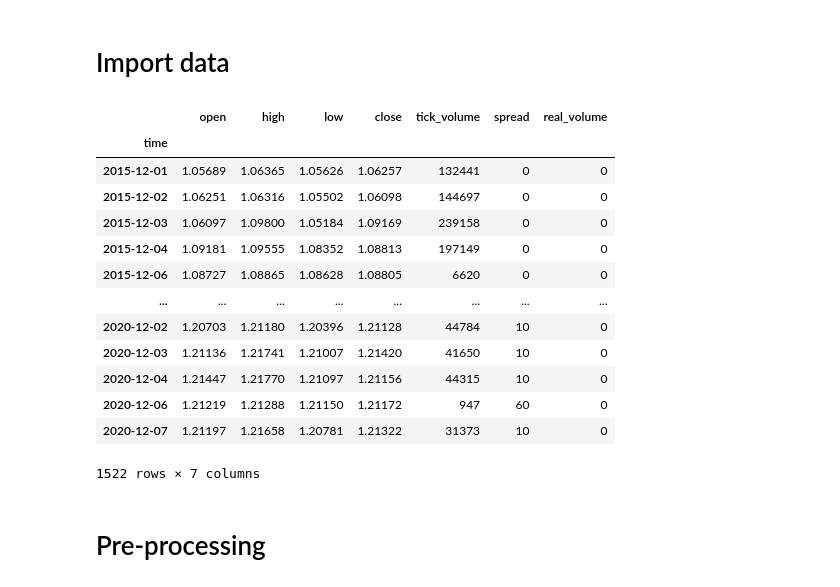
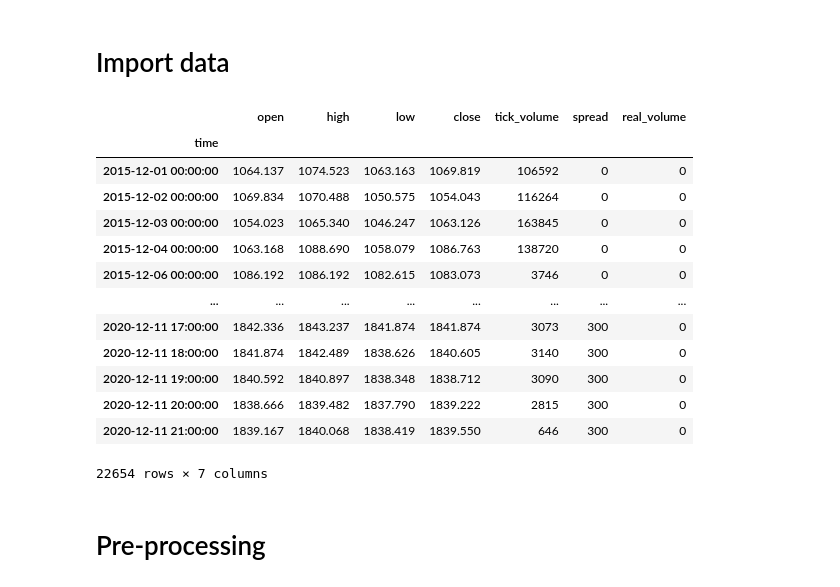
Before and after one commit to anythingth2/Trading-Playground, a Jupyter notebook: MT5_SimpleBot.ipynb, the cells around one changed output. Saved outputs shown, nothing was run; the diff lists cells and outputs as text; code cells hidden in the pictures.

```diff
--- a/MT5_SimpleBot.ipynb
+++ b/MT5_SimpleBot.ipynb
@@ -28,25 +28,25 @@ TerminalInfo(community_account=False, community_connection=False, connected=True
 # %% [markdown]
 # Import data
 # %%
-eur_df = pd.DataFrame(mt5.copy_rates_range("EURUSDm", mt5.TIMEFRAME_D1, datetime(2015, 12, 1), datetime.now()))
+eur_df = pd.DataFrame(mt5.copy_rates_range("XAUUSDm", mt5.TIMEFRAME_H1, datetime(2015, 12, 1), datetime.now()))
 eur_df['time'] = pd.to_datetime(eur_df['time'], unit='s')
 eur_df.set_index('time', inplace=True)
 eur_df
 # %% [output]
 |  | open | high | low | close | tick_volume | spread | real_volume |
 | time |  |  |  |  |  |  |  |
-| 2015-12-01 | 1.05689 | 1.06365 | 1.05626 | 1.06257 | 132441 | 0 | 0 |
-| 2015-12-02 | 1.06251 | 1.06316 | 1.05502 | 1.06098 | 144697 | 0 | 0 |
-| 2015-12-03 | 1.06097 | 1.09800 | 1.05184 | 1.09169 | 239158 | 0 | 0 |
-| 2015-12-04 | 1.09181 | 1.09555 | 1.08352 | 1.08813 | 197149 | 0 | 0 |
-| 2015-12-06 | 1.08727 | 1.08865 | 1.08628 | 1.08805 | 6620 | 0 | 0 |
+| 2015-12-01 00:00:00 | 1064.137 | 1074.523 | 1063.163 | 1069.819 | 106592 | 0 | 0 |
+| 2015-12-02 00:00:00 | 1069.834 | 1070.488 | 1050.575 | 1054.043 | 116264 | 0 | 0 |
+| 2015-12-03 00:00:00 | 1054.023 | 1065.340 | 1046.247 | 1063.126 | 163845 | 0 | 0 |
+| 2015-12-04 00:00:00 | 1063.168 | 1088.690 | 1058.079 | 1086.763 | 138720 | 0 | 0 |
+| 2015-12-06 00:00:00 | 1086.192 | 1086.192 | 1082.615 | 1083.073 | 3746 | 0 | 0 |
 | ... | ... | ... | ... | ... | ... | ... | ... |
-| 2020-12-02 | 1.20703 | 1.21180 | 1.20396 | 1.21128 | 44784 | 10 | 0 |
-| 2020-12-03 | 1.21136 | 1.21741 | 1.21007 | 1.21420 | 41650 | 10 | 0 |
-| 2020-12-04 | 1.21447 | 1.21770 | 1.21097 | 1.21156 | 44315 | 10 | 0 |
-| 2020-12-06 | 1.21219 | 1.21288 | 1.21150 | 1.21172 | 947 | 60 | 0 |
-| 2020-12-07 | 1.21197 | 1.21658 | 1.20781 | 1.21322 | 31373 | 10 | 0 |
+| 2020-12-11 17:00:00 | 1842.336 | 1843.237 | 1841.874 | 1841.874 | 3073 | 300 | 0 |
+| 2020-12-11 18:00:00 | 1841.874 | 1842.489 | 1838.626 | 1840.605 | 3140 | 300 | 0 |
+| 2020-12-11 19:00:00 | 1840.592 | 1840.897 | 1838.348 | 1838.712 | 3090 | 300 | 0 |
+| 2020-12-11 20:00:00 | 1838.666 | 1839.482 | 1837.790 | 1839.222 | 2815 | 300 | 0 |
+| 2020-12-11 21:00:00 | 1839.167 | 1840.068 | 1838.419 | 1839.550 | 646 | 300 | 0 |
-1522 rows × 7 columns
+22654 rows × 7 columns
 # %% [markdown]
 # Pre-processing
 # %% [markdown]
```
Also changed, not shown: parts of 20 cells of this notebook, 2 other files.
